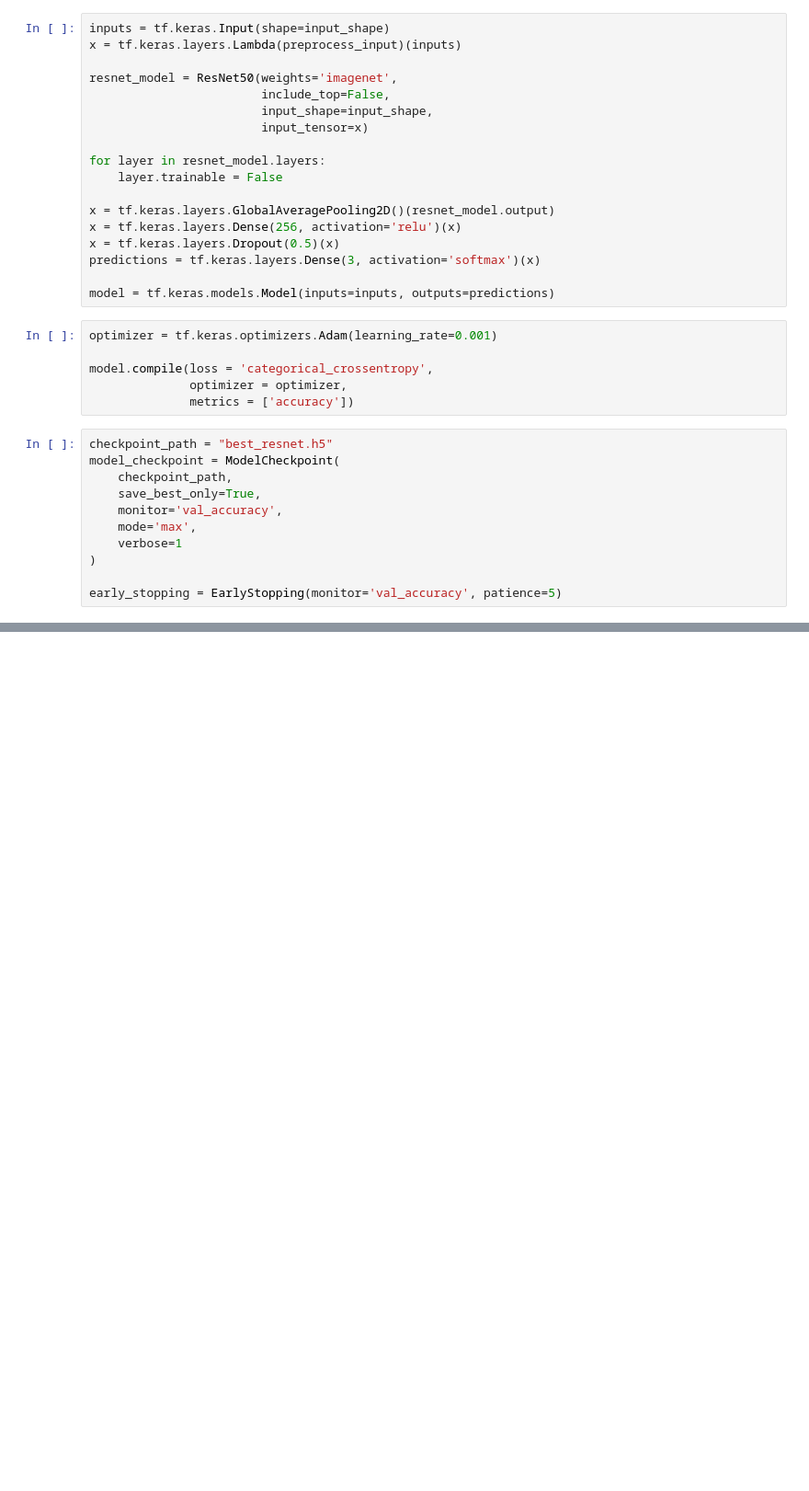
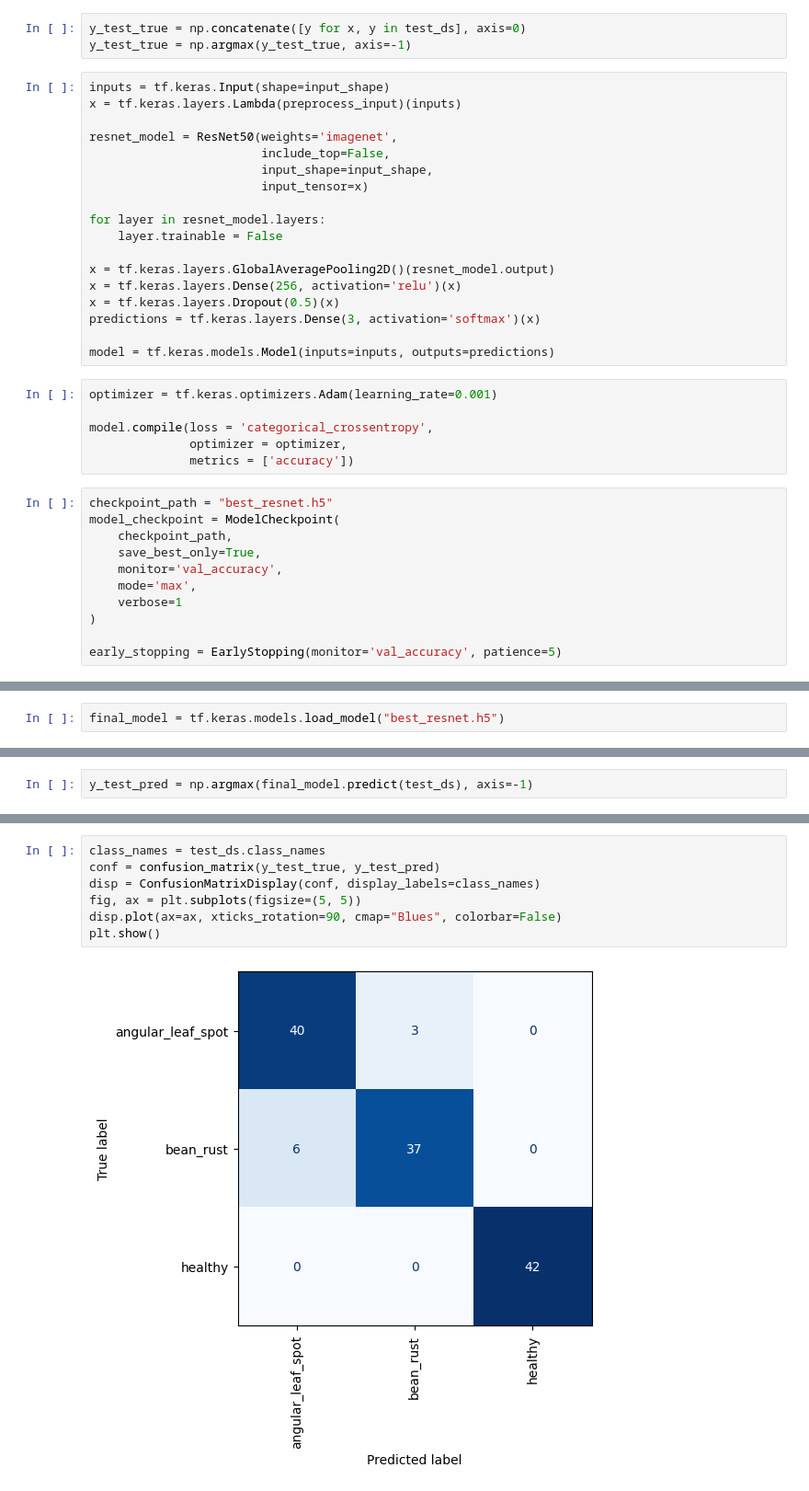
Before and after one commit to trizkynoviandy/bean-leaf-classification, a Jupyter notebook: bean_leaf_resnet50.ipynb, the cells around one changed output, grey strips where cells are left out. Shown at 92% size. Cells and saved outputs as stored; diff of their text form; blank space fills up the shorter version.

```diff
--- a/bean_leaf_resnet50.ipynb
+++ b/bean_leaf_resnet50.ipynb
@@ -61,6 +61,9 @@ plt.tight_layout()
 plt.show()
 # %% [output]
 [figure]
+# %%
+y_test_true = np.concatenate([y for x, y in test_ds], axis=0)
+y_test_true = np.argmax(y_test_true, axis=-1)
 # %%
 inputs = tf.keras.Input(shape=input_shape)
 x = tf.keras.layers.Lambda(preprocess_input)(inputs)
@@ -118,0 +122,2 @@ Epoch 15: val_accuracy did not improve from 0.96241
+# %%
+final_model = tf.keras.models.load_model("best_resnet.h5")
@@ -157,0 +150,2 @@ Accuracy: 0.945
+# %%
+y_test_pred = np.argmax(final_model.predict(test_ds), axis=-1)
@@ -157,0 +172,9 @@ Accuracy: 0.945
+# %%
+class_names = test_ds.class_names
+conf = confusion_matrix(y_test_true, y_test_pred)
+disp = ConfusionMatrixDisplay(conf, display_labels=class_names)
+fig, ax = plt.subplots(figsize=(5, 5))
+disp.plot(ax=ax, xticks_rotation=90, cmap="Blues", colorbar=False)
+plt.show()
+# %% [output]
+[figure, added]
```
Also changed, not shown: parts of 8 cells of this notebook.
